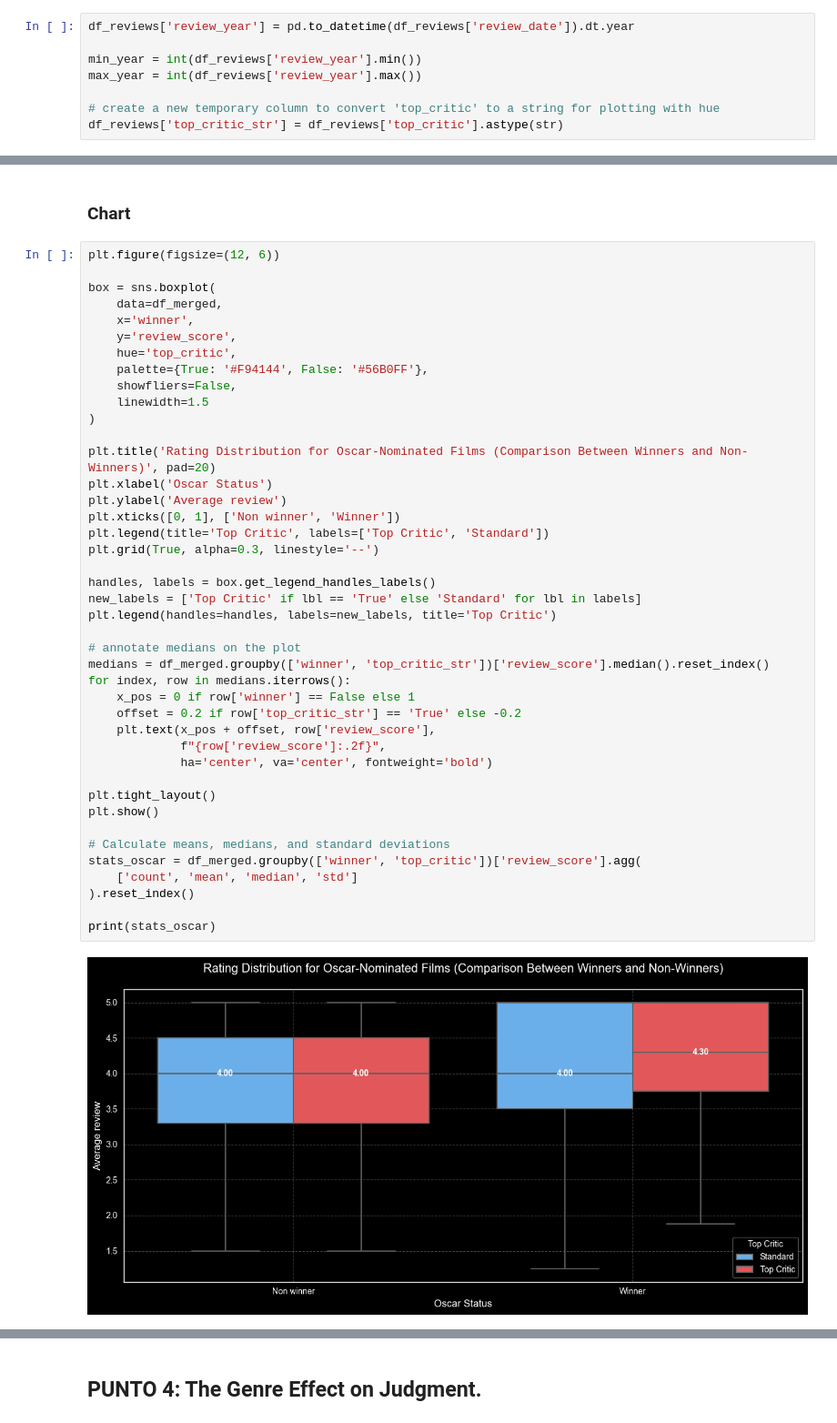
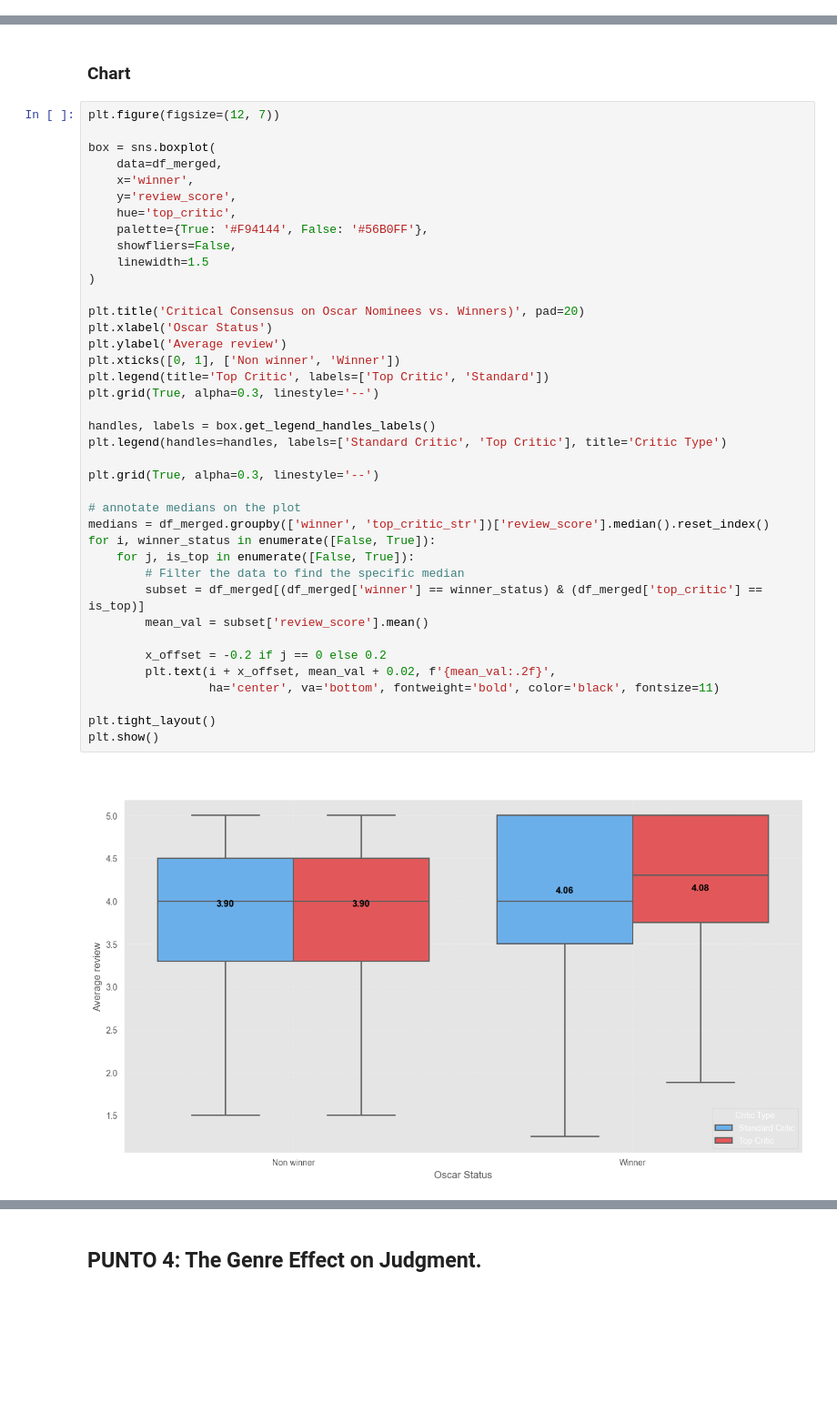
Before and after one commit to deicco/Assignment_IUM_TWEB, a Jupyter notebook: solution/notebooks/data_analysis.ipynb, the cells around one changed output, grey strips where cells are left out. Shown at 91% size. Saved outputs shown, nothing was run; the diff lists cells and outputs as text; blank space fills up the shorter version.

```diff
--- a/solution/notebooks/data_analysis.ipynb
+++ b/solution/notebooks/data_analysis.ipynb
@@ -1267,10 +886,2 @@ The period from 2003 onwards estabilishes a clear and consistent pattern where t
 # %% [markdown]
 ### Data
-# %%
-df_reviews['review_year'] = pd.to_datetime(df_reviews['review_date']).dt.year
-
-min_year = int(df_reviews['review_year'].min())
-max_year = int(df_reviews['review_year'].max())
-
-# create a new temporary column to convert 'top_critic' to a string for plotting with hue
-df_reviews['top_critic_str'] = df_reviews['top_critic'].astype(str)
@@ -1390,46 +1234,43 @@ df_merged['top_critic_str'] = df_merged['top_critic'].map({True: 'True', False:
 # %% [markdown]
 ### Chart
 # %%
-plt.figure(figsize=(12, 6))
+plt.figure(figsize=(12, 7))
 
 box = sns.boxplot(
     data=df_merged,
     x='winner',
     y='review_score',
     hue='top_critic',
     palette={True: '#F94144', False: '#56B0FF'},
     showfliers=False,
     linewidth=1.5
 )
 
-plt.title('Rating Distribution for Oscar-Nominated Films (Comparison Between Winners and Non-Winners)', pad=20)
+plt.title('Critical Consensus on Oscar Nominees vs. Winners)', pad=20)
 plt.xlabel('Oscar Status')
 plt.ylabel('Average review')
 plt.xticks([0, 1], ['Non winner', 'Winner'])
 plt.legend(title='Top Critic', labels=['Top Critic', 'Standard'])
 plt.grid(True, alpha=0.3, linestyle='--')
 
 handles, labels = box.get_legend_handles_labels()
-new_labels = ['Top Critic' if lbl == 'True' else 'Standard' for lbl in labels]
-plt.legend(handles=handles, labels=new_labels, title='Top Critic')
+plt.legend(handles=handles, labels=['Standard Critic', 'Top Critic'], title='Critic Type')
+
+plt.grid(True, alpha=0.3, linestyle='--')
 
 # annotate medians on the plot
 medians = df_merged.groupby(['winner', 'top_critic_str'])['review_score'].median().reset_index()
-for index, row in medians.iterrows():
-    x_pos = 0 if row['winner'] == False else 1
-    offset = 0.2 if row['top_critic_str'] == 'True' else -0.2
-    plt.text(x_pos + offset, row['review_score'],
-             f"{row['review_score']:.2f}",
-             ha='center', va='center', fontweight='bold')
+for i, winner_status in enumerate([False, True]):
+    for j, is_top in enumerate([False, True]):
+        # Filter the data to find the specific median
+        subset = df_merged[(df_merged['winner'] == winner_status) & (df_merged['top_critic'] == is_top)]
+        mean_val = subset['review_score'].mean()
+
+        x_offset = -0.2 if j == 0 else 0.2
+        plt.text(i + x_offset, mean_val + 0.02, f'{mean_val:.2f}',
+                 ha='center', va='bottom', fontweight='bold', color='black', fontsize=11)
 
 plt.tight_layout()
 plt.show()
-
-# Calculate means, medians, and standard deviations
-stats_oscar = df_merged.groupby(['winner', 'top_critic'])['review_score'].agg(
-    ['count', 'mean', 'median', 'std']
-).reset_index()
-
-print(stats_oscar)
 # %% [output]
-[figure, old version]
+[figure, new version]
```
Also changed, not shown: parts of 54 cells of this notebook, 1 other file.
